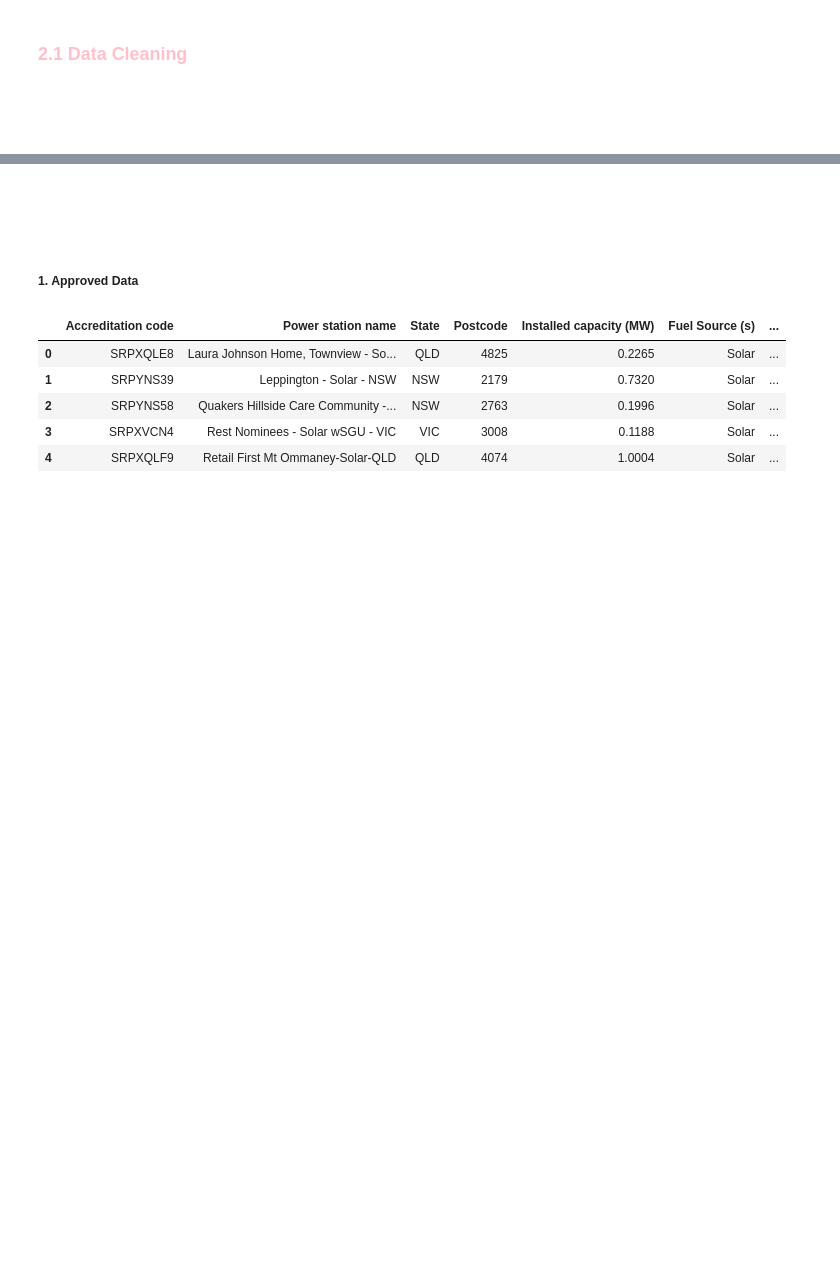
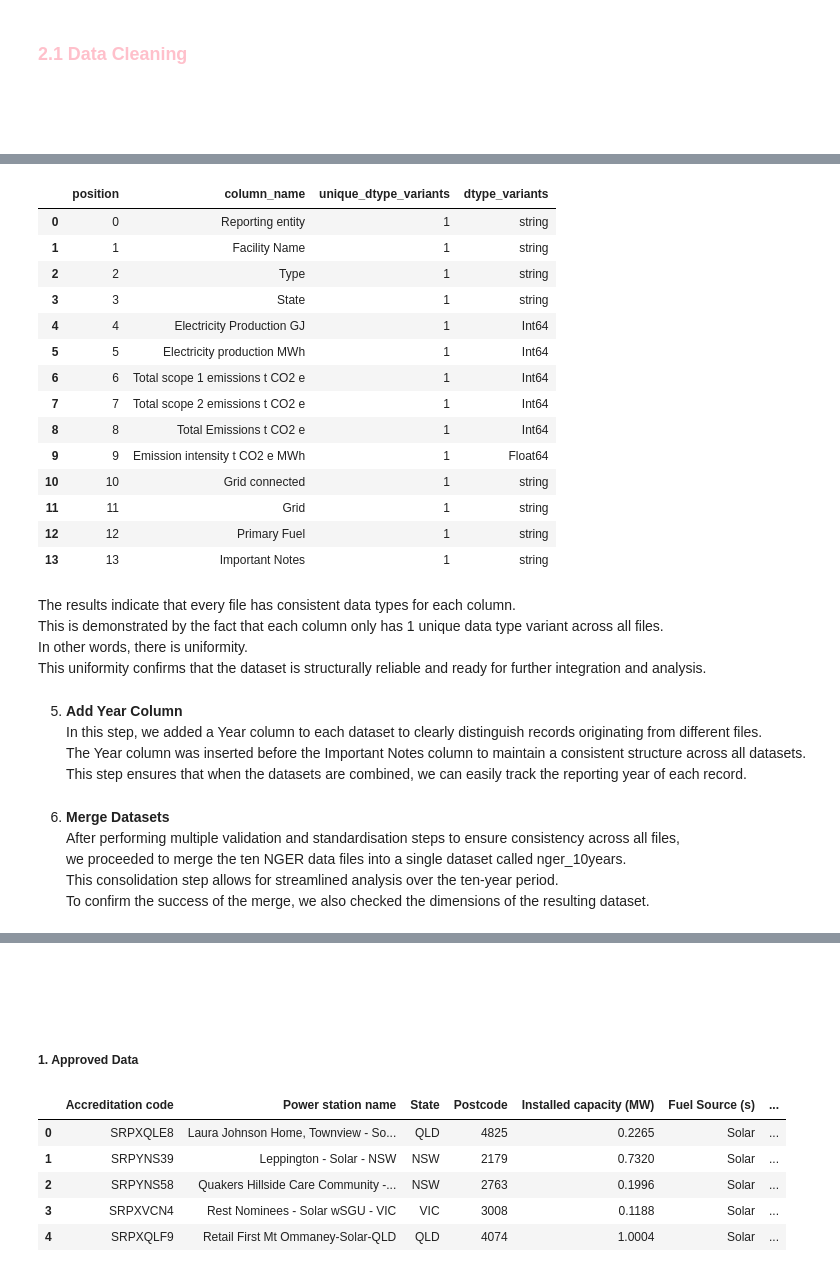
Before and after one commit to renggafirmandika/data_engineering, a Jupyter notebook: Assignment_1.ipynb, the cells around one changed output, grey strips where cells are left out. Cells and saved outputs as stored; diff of their text form; code cells hidden in the pictures; blank space fills up the shorter version.

```diff
--- a/Assignment_1.ipynb
+++ b/Assignment_1.ipynb
@@ -490,0 +700,48 @@ Tasks may include handling missing values, converting data types, and filtering
+# %%
+dtype_long = (
+    dtypes_final
+      .melt(id_vars=["position", "column_name"],
+            var_name="file", value_name="dtype")
+)
+
+dtype_consistency = (
+    dtype_long
+      .groupby(["position", "column_name"], as_index=False)
+      .agg(
+          unique_dtype_variants=("dtype", "nunique"),
+          dtype_variants=("dtype", lambda s: ", ".join(pd.unique(s)))
+      )
+      .sort_values("position", kind="stable")
+      .reset_index(drop=True)
+)
+
+pd.set_option("display.max_colwidth", None)
+pd.set_option("display.width", 10000)
+
+display(dtype_consistency[["position", "column_name", "unique_dtype_variants", "dtype_variants"]])
+# %% [output]
+|  | position | column_name | unique_dtype_variants | dtype_variants |
+| 0 | 0 | Reporting entity | 1 | string |
+| 1 | 1 | Facility Name | 1 | string |
+| 2 | 2 | Type | 1 | string |
+| 3 | 3 | State | 1 | string |
+| 4 | 4 | Electricity Production GJ | 1 | Int64 |
+| 5 | 5 | Electricity production MWh | 1 | Int64 |
+| 6 | 6 | Total scope 1 emissions t CO2 e | 1 | Int64 |
+| 7 | 7 | Total scope 2 emissions t CO2 e | 1 | Int64 |
+| 8 | 8 | Total Emissions t CO2 e | 1 | Int64 |
+| 9 | 9 | Emission intensity t CO2 e MWh | 1 | Float64 |
+| 10 | 10 | Grid connected | 1 | string |
+| 11 | 11 | Grid | 1 | string |
+| 12 | 12 | Primary Fuel | 1 | string |
+| 13 | 13 | Important Notes | 1 | string |
+# %% [markdown]
+The results indicate that every file has consistent data types for each column.
+This is demonstrated by the fact that each column only has 1 unique data type variant across all files.
+In other words, there is uniformity.
+This uniformity confirms that the dataset is structurally reliable and ready for further integration and analysis.
+# %% [markdown]
+5. **Add Year Column**
+   In this step, we added a Year column to each dataset to clearly distinguish records originating from different files.
+   The Year column was inserted before the Important Notes column to maintain a consistent structure across all datasets.
+   This step ensures that when the datasets are combined, we can easily track the reporting year of each record.
@@ -490,0 +768,6 @@ Tasks may include handling missing values, converting data types, and filtering
+# %% [markdown]
+6. **Merge Datasets**
+   After performing multiple validation and standardisation steps to ensure consistency across all files,
+   we proceeded to merge the ten NGER data files into a single dataset called nger_10years.
+   This consolidation step allows for streamlined analysis over the ten-year period.
+   To confirm the success of the merge, we also checked the dimensions of the resulting dataset.
```
Also changed, not shown: parts of 35 cells of this notebook, 2 other files.
